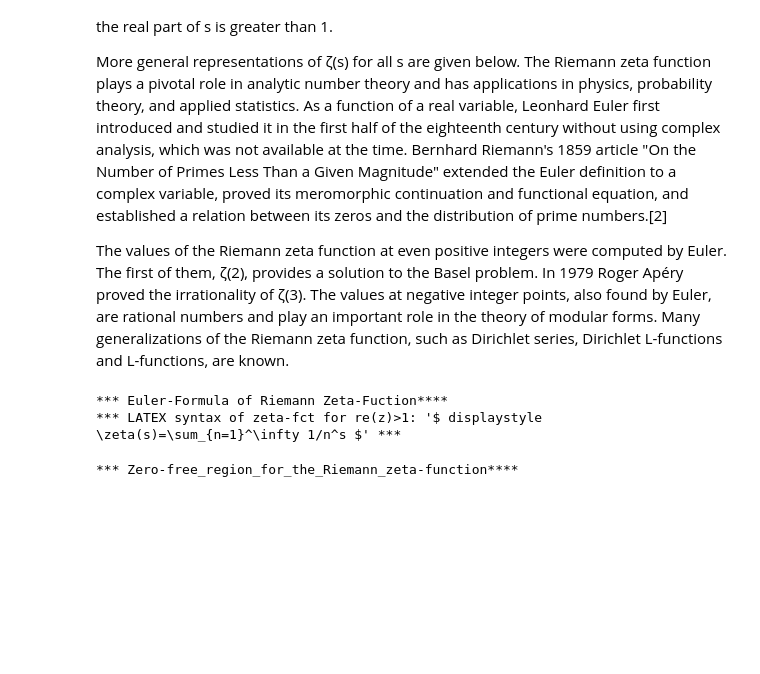
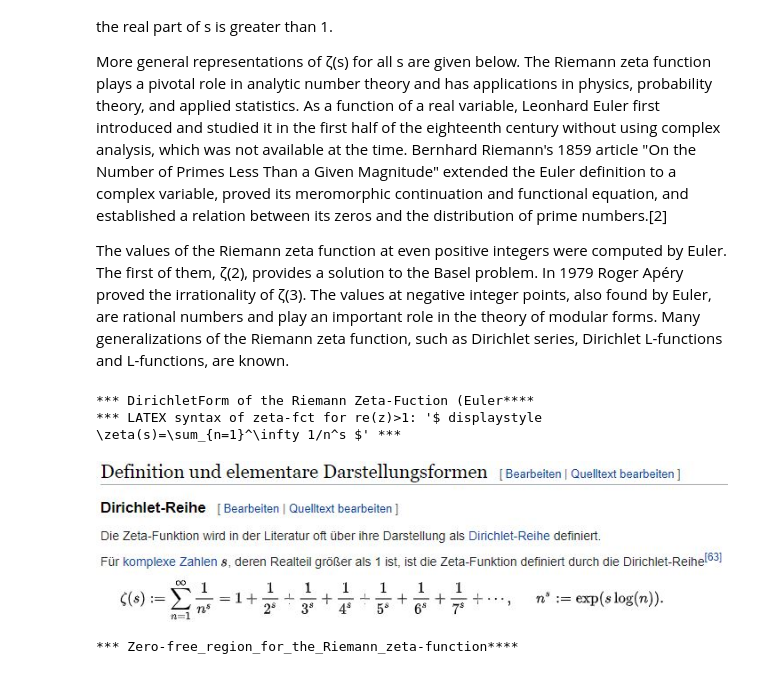
Before and after one commit to HVoellinger/Mathematics, a Jupyter notebook: RiemannZetaFct_and_RiemannHypothesis.ipynb, the cells around one changed output. Saved outputs shown, nothing was run; the diff lists cells and outputs as text; code cells hidden in the pictures; blank space fills up the shorter version.

```diff
--- a/RiemannZetaFct_and_RiemannHypothesis.ipynb
+++ b/RiemannZetaFct_and_RiemannHypothesis.ipynb
@@ -25,11 +25,16 @@ a solution to the Basel problem. In 1979 Roger Apéry proved the irrationality o
 points, also found by Euler, are rational numbers and play an important role in the theory of modular forms.
 Many generalizations of the Riemann zeta function, such as Dirichlet series, Dirichlet L-functions and L-functions, are known.
 # %%
-print ("*** Euler-Formula of Riemann Zeta-Fuction**** ")
+print ("*** DirichletForm of the Riemann Zeta-Fuction (Euler**** ")
 print ("*** LATEX syntax of zeta-fct for re(z)>1: '$ displaystyle \\zeta(s)=\sum_{n=1}^\infty 1/n^s $' ***")
+
+from IPython.display import Image
+
+Image('Images/DirichletForm4Riem-ZetaFct.jpg')
 # %% [output]
-*** Euler-Formula of Riemann Zeta-Fuction****
+*** DirichletForm of the Riemann Zeta-Fuction (Euler****
 *** LATEX syntax of zeta-fct for re(z)>1: '$ displaystyle \zeta(s)=\sum_{n=1}^\infty 1/n^s $' ***
+[figure, added]
 # %%
 print ("*** Zero-free_region_for_the_Riemann_zeta-function**** ")
 from IPython.display import Image
```
Also changed, not shown: parts of 1 cell of this notebook, 2 other files.
